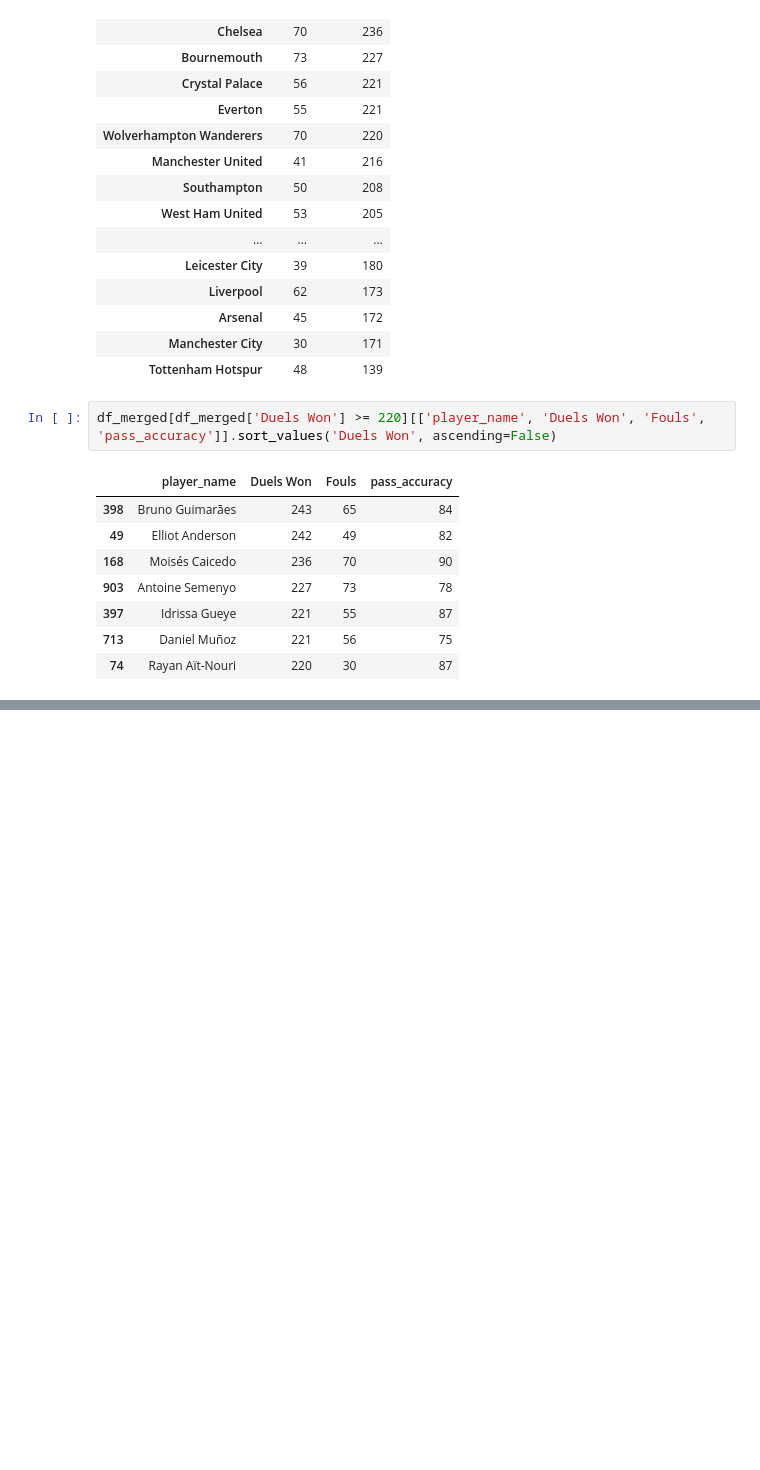
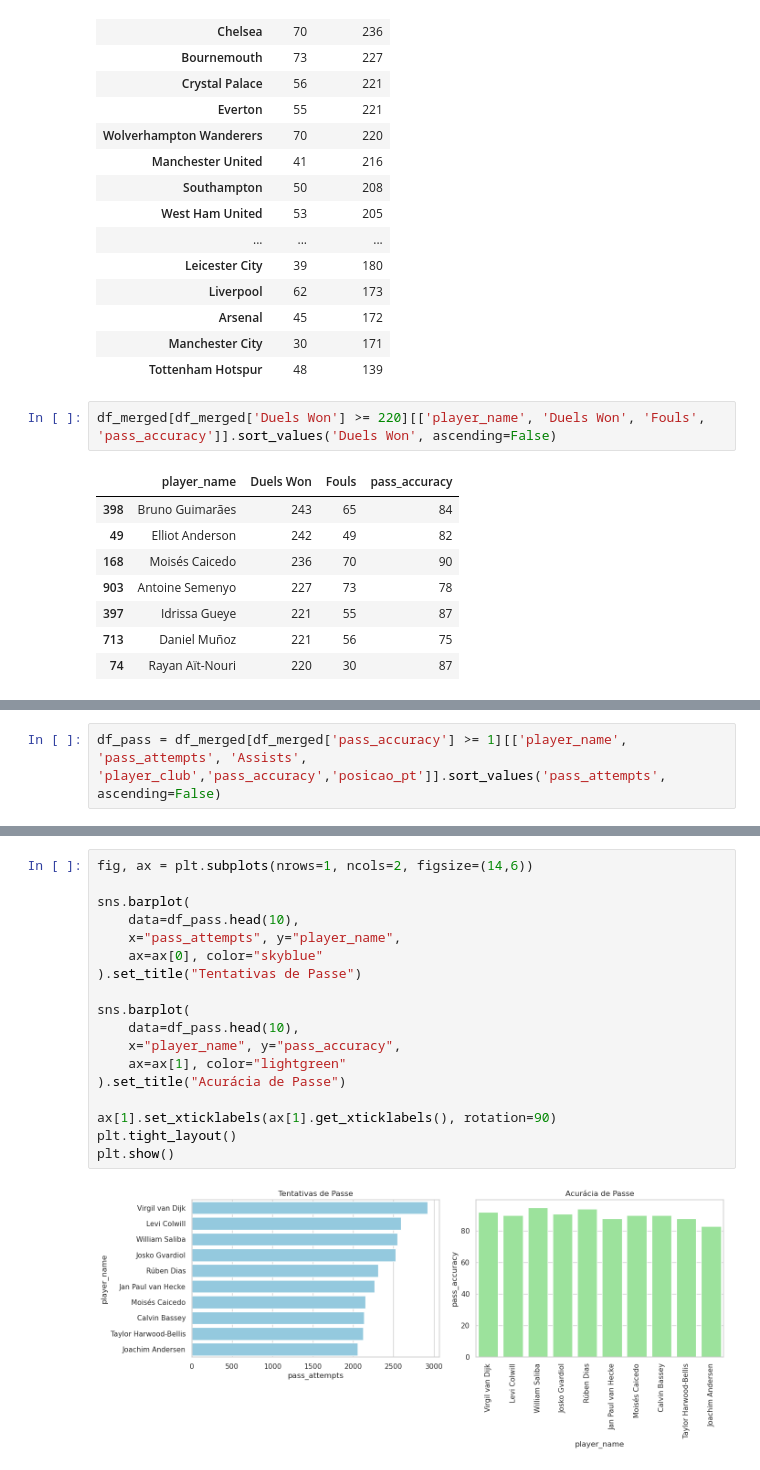
Before and after one commit to guilhermeej/premier-league-24-25-analysis, a Jupyter notebook: premier-league.ipynb, the cells around one changed output, grey strips where cells are left out. Saved outputs shown, nothing was run; the diff lists cells and outputs as text; blank space fills up the shorter version.

Commit message:
atualizacoes de analise de passes

```diff
--- a/premier-league.ipynb
+++ b/premier-league.ipynb
@@ -448,0 +451,2 @@ plt.show()
+# %%
+df_pass = df_merged[df_merged['pass_accuracy'] >= 1][['player_name', 'pass_attempts', 'Assists', 'player_club','pass_accuracy','posicao_pt']].sort_values('pass_attempts', ascending=False)
@@ -448,0 +488,20 @@ plt.show()
+# %%
+fig, ax = plt.subplots(nrows=1, ncols=2, figsize=(14,6))
+
+sns.barplot(
+    data=df_pass.head(10),
+    x="pass_attempts", y="player_name",
+    ax=ax[0], color="skyblue"
+).set_title("Tentativas de Passe")
+
+sns.barplot(
+    data=df_pass.head(10),
+    x="player_name", y="pass_accuracy",
+    ax=ax[1], color="lightgreen"
+).set_title("Acurácia de Passe")
+
+ax[1].set_xticklabels(ax[1].get_xticklabels(), rotation=90)
+plt.tight_layout()
+plt.show()
+# %% [output]
+[figure, added]
```
Also changed, not shown: parts of 4 cells of this notebook.
